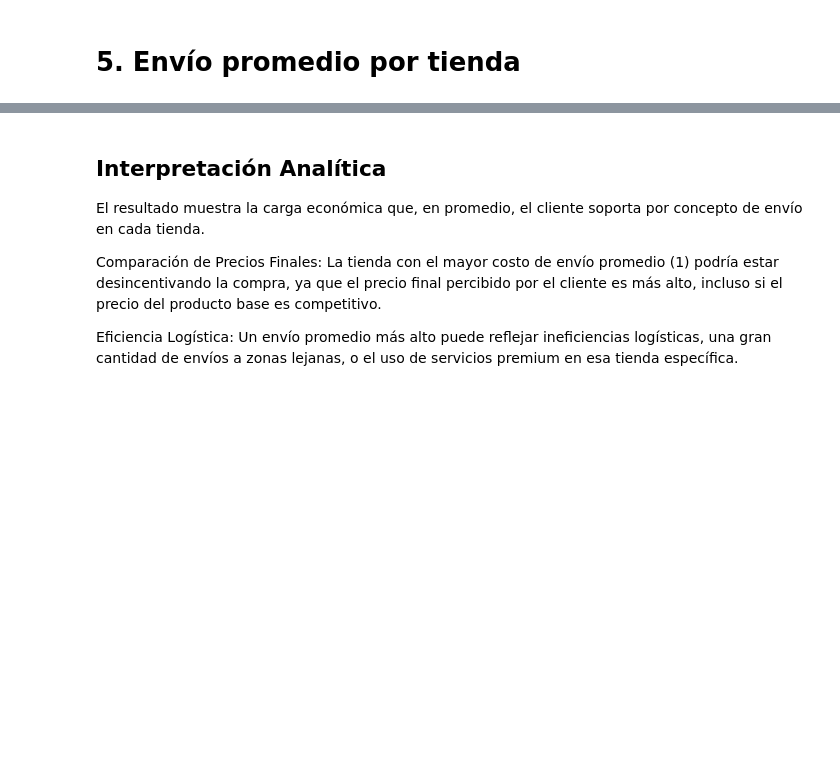
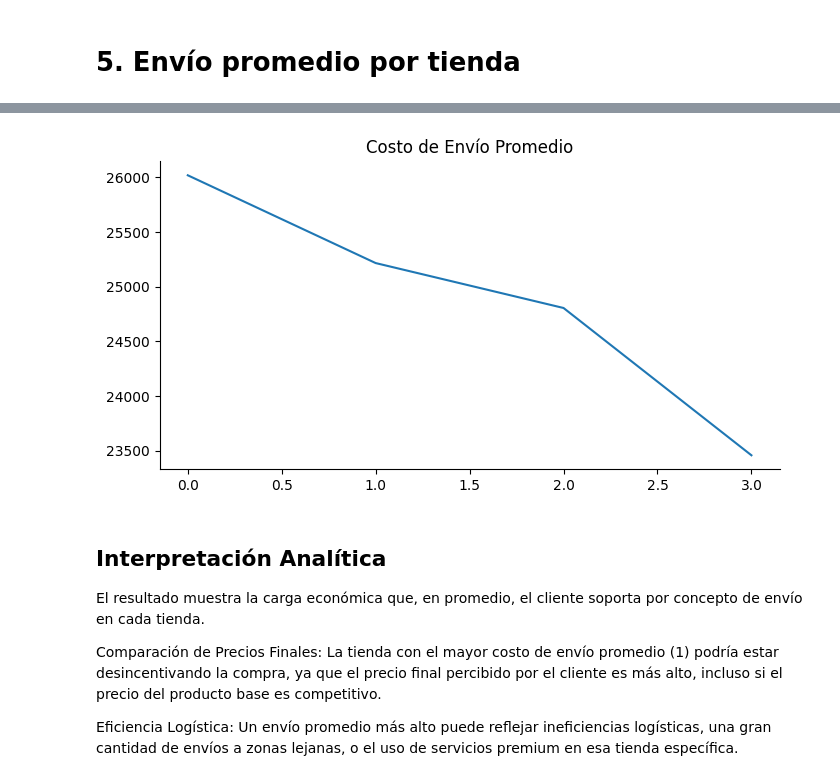
Before and after one commit to JDVAR7/challenge1-data-science-latam, a Jupyter notebook: AluraStoreLatam.ipynb, the cells around one changed output, grey strips where cells are left out. Drawn from its saved outputs; the diff is of its cells as text; code cells hidden in the pictures; blank space fills up the shorter version.

```diff
--- a/AluraStoreLatam.ipynb
+++ b/AluraStoreLatam.ipynb
@@ -353,3 +407,8 @@ Tienda 4: Costo de Envío Promedio: $23,459.46
+# %%
+_df_7['Costo de Envío Promedio'].plot(kind='line', figsize=(8, 4), title='Costo de Envío Promedio')
+plt.gca().spines[['top', 'right']].set_visible(False)
+# %% [output]
+[figure, added]
 # %% [markdown]
 ## **Interpretación Analítica**
 
```
Also changed, not shown: parts of 3 cells of this notebook.
